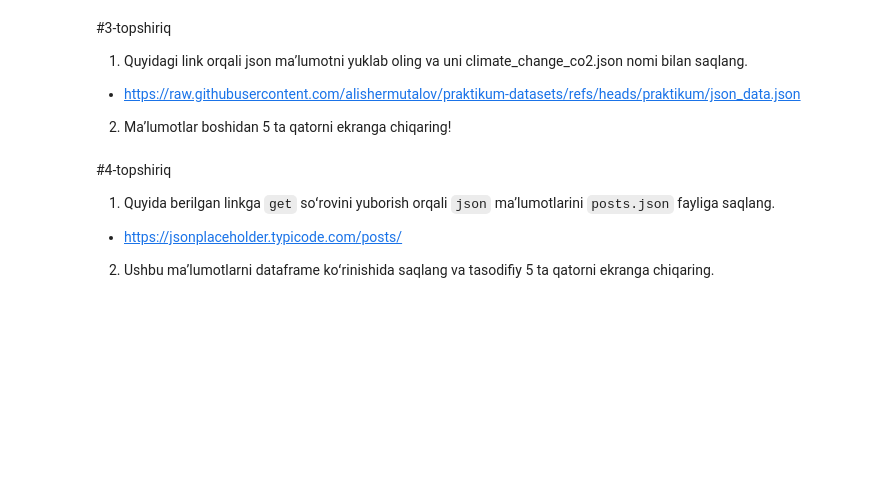
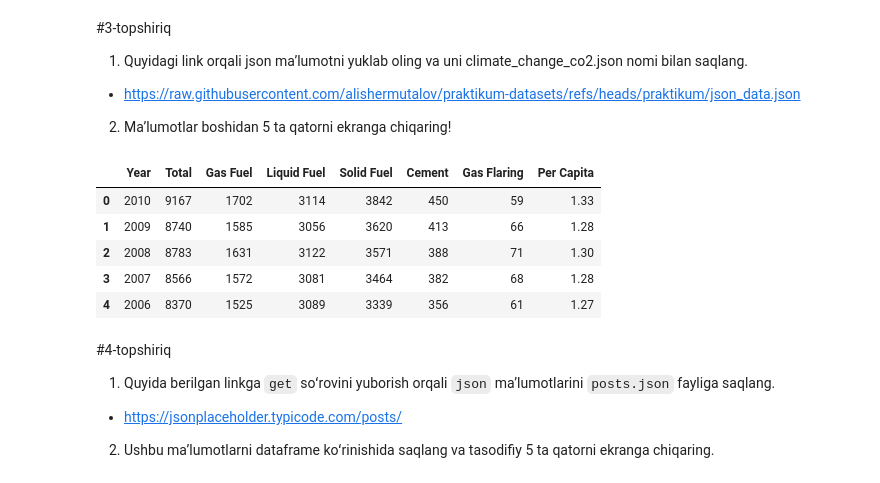
Before and after one commit to Xusanman/data-science-ai, a Jupyter notebook: 8-Veb sahifalardan oʻqish. JSON va API boʻyicha amaliy vazifa.ipynb, the cells around one changed output. Drawn from its saved outputs; the diff is of its cells as text; code cells hidden in the pictures; blank space fills up the shorter version.

```diff
--- a/8-Veb sahifalardan oʻqish. JSON va API boʻyicha amaliy vazifa.ipynb
+++ b/8-Veb sahifalardan oʻqish. JSON va API boʻyicha amaliy vazifa.ipynb
@@ -31,3 +76,16 @@ url = "https://raw.githubusercontent.com/alishermutalov/praktikum-datasets/refs/
+# %%
+# 3. berilgan url manzildan json ma'lumotlarni olish
+url = "https://raw.githubusercontent.com/alishermutalov/praktikum-datasets/refs/heads/praktikum/json_data.json"
+co2 = pd.read_json(url) # url dan kelgan json formatdagi ma'lumotlarni o'zgaruvchiga saqlash
+co2.to_json('climate_change_co2.json') # o'zgaruvchidagi ma'lumotni json faylga saqlash
+co2.head(5)
+# %% [output]
+|  | Year | Total | Gas Fuel | Liquid Fuel | Solid Fuel | Cement | Gas Flaring | Per Capita |
+| 0 | 2010 | 9167 | 1702 | 3114 | 3842 | 450 | 59 | 1.33 |
+| 1 | 2009 | 8740 | 1585 | 3056 | 3620 | 413 | 66 | 1.28 |
+| 2 | 2008 | 8783 | 1631 | 3122 | 3571 | 388 | 71 | 1.30 |
+| 3 | 2007 | 8566 | 1572 | 3081 | 3464 | 382 | 68 | 1.28 |
+| 4 | 2006 | 8370 | 1525 | 3089 | 3339 | 356 | 61 | 1.27 |
 # %% [markdown]
 #4-topshiriq
 1. Quyida berilgan linkga `get` soʻrovini yuborish orqali `json` maʼlumotlarini `posts.json` fayliga saqlang.
```
Also changed, not shown: parts of 11 cells of this notebook.
